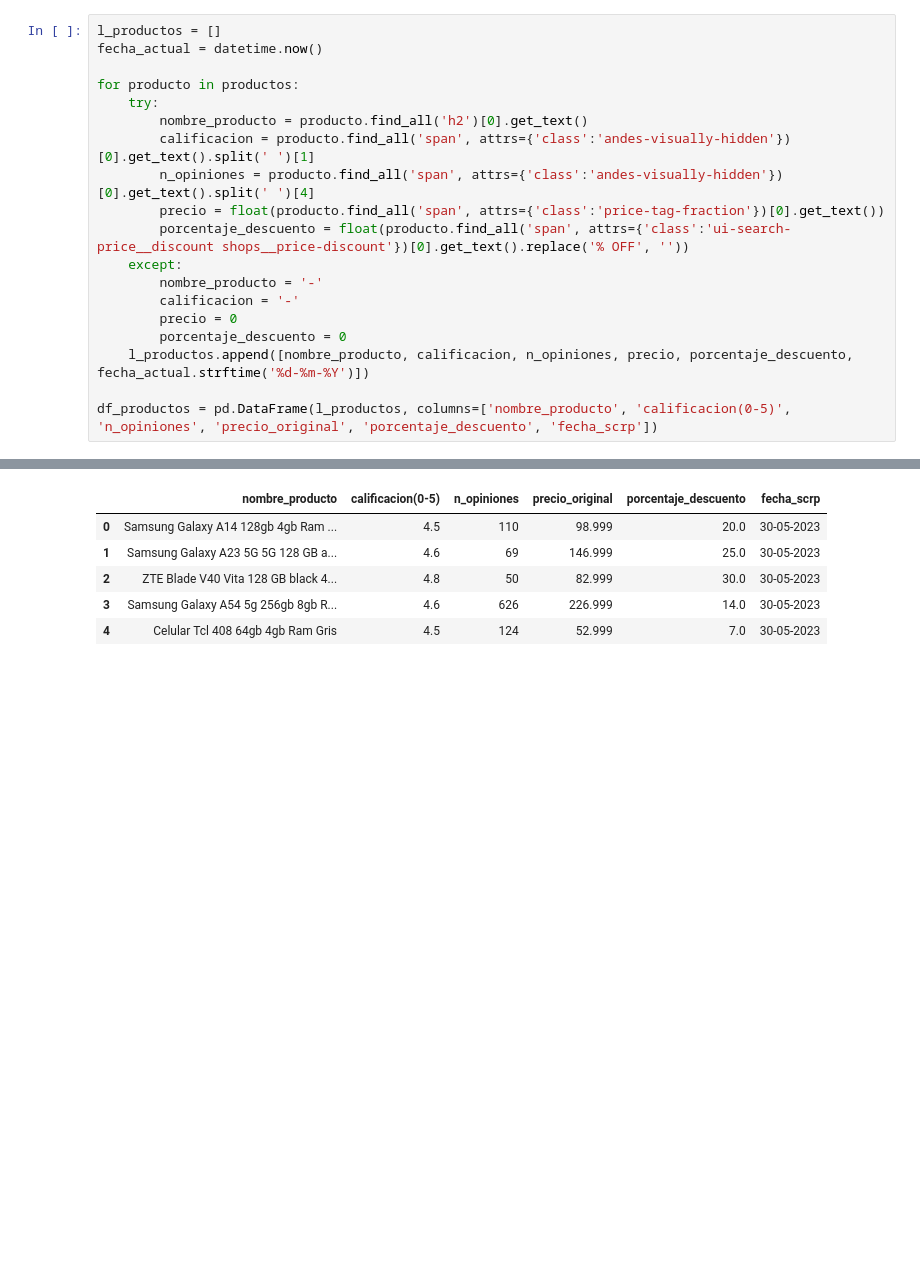
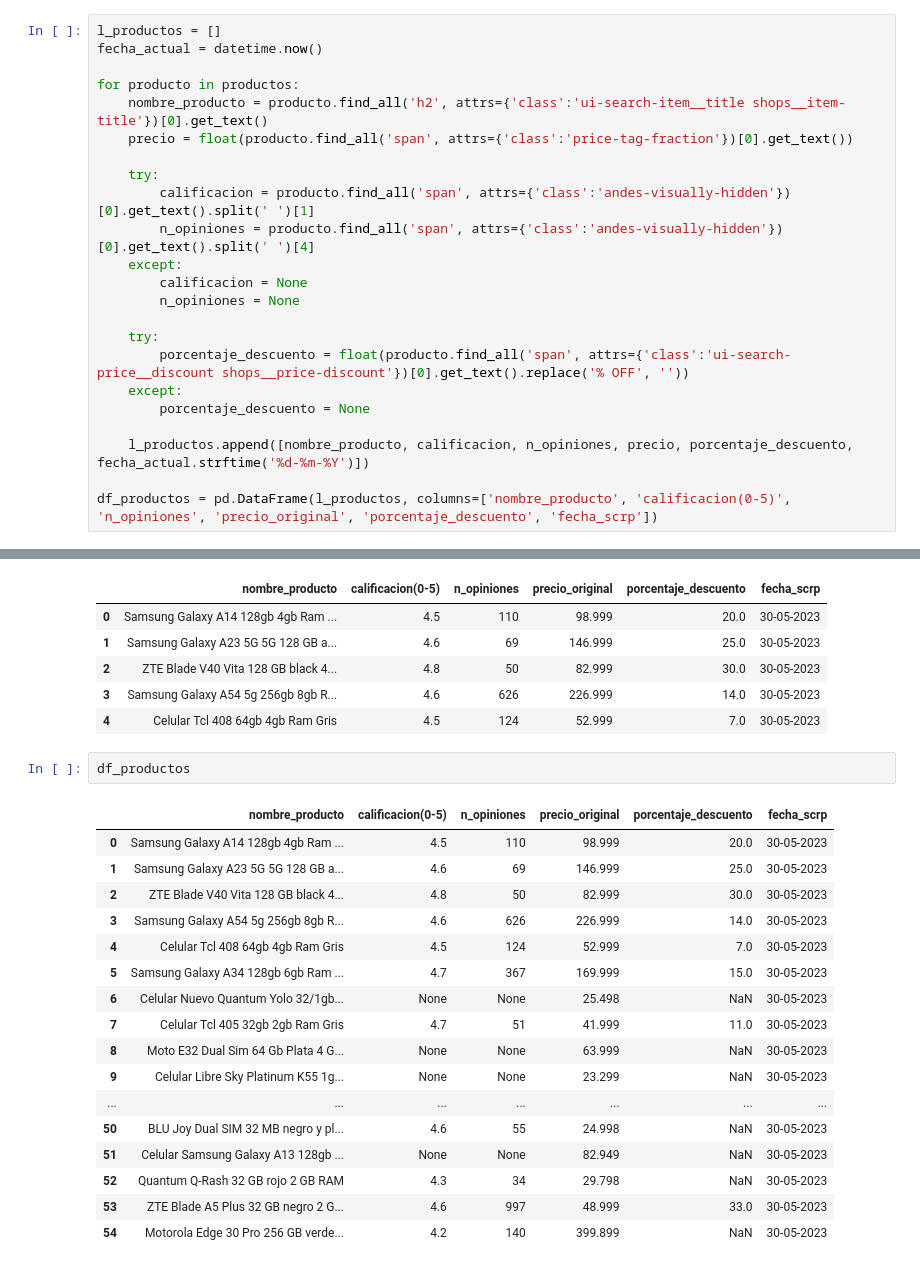
Before and after one commit to MarcosCardozo/web-scraping-ML, a Jupyter notebook: scraper-nb.ipynb, the cells around one changed output, grey strips where cells are left out. Drawn from its saved outputs; the diff is of its cells as text; blank space fills up the shorter version.

Commit message:
Solucione un problema que ponia None a los nombres

```diff
--- a/scraper-nb.ipynb
+++ b/scraper-nb.ipynb
@@ -20,17 +20,21 @@ l_productos = []
 fecha_actual = datetime.now()
 
 for producto in productos:
+    nombre_producto = producto.find_all('h2', attrs={'class':'ui-search-item__title shops__item-title'})[0].get_text()
+    precio = float(producto.find_all('span', attrs={'class':'price-tag-fraction'})[0].get_text())
+
     try:
-        nombre_producto = producto.find_all('h2')[0].get_text()
         calificacion = producto.find_all('span', attrs={'class':'andes-visually-hidden'})[0].get_text().split(' ')[1]
         n_opiniones = producto.find_all('span', attrs={'class':'andes-visually-hidden'})[0].get_text().split(' ')[4]
-        precio = float(producto.find_all('span', attrs={'class':'price-tag-fraction'})[0].get_text())
+    except:
+        calificacion = None
+        n_opiniones = None
+
+    try:
         porcentaje_descuento = float(producto.find_all('span', attrs={'class':'ui-search-price__discount shops__price-discount'})[0].get_text().replace('% OFF', ''))
     except:
-        nombre_producto = '-'
-        calificacion = '-'
-        precio = 0
-        porcentaje_descuento = 0
+        porcentaje_descuento = None
+
     l_productos.append([nombre_producto, calificacion, n_opiniones, precio, porcentaje_descuento, fecha_actual.strftime('%d-%m-%Y')])
 
 df_productos = pd.DataFrame(l_productos, columns=['nombre_producto', 'calificacion(0-5)', 'n_opiniones', 'precio_original', 'porcentaje_descuento', 'fecha_scrp'])
@@ -43,3 +47,23 @@ df_productos.head()
 | 2 | ZTE Blade V40 Vita 128 GB black 4... | 4.8 | 50 | 82.999 | 30.0 | 30-05-2023 |
 | 3 | Samsung Galaxy A54 5g 256gb 8gb R... | 4.6 | 626 | 226.999 | 14.0 | 30-05-2023 |
 | 4 | Celular Tcl 408 64gb 4gb Ram Gris | 4.5 | 124 | 52.999 | 7.0 | 30-05-2023 |
+# %%
+df_productos
+# %% [output]
+|  | nombre_producto | calificacion(0-5) | n_opiniones | precio_original | porcentaje_descuento | fecha_scrp |
+| 0 | Samsung Galaxy A14 128gb 4gb Ram ... | 4.5 | 110 | 98.999 | 20.0 | 30-05-2023 |
+| 1 | Samsung Galaxy A23 5G 5G 128 GB a... | 4.6 | 69 | 146.999 | 25.0 | 30-05-2023 |
+| 2 | ZTE Blade V40 Vita 128 GB black 4... | 4.8 | 50 | 82.999 | 30.0 | 30-05-2023 |
+| 3 | Samsung Galaxy A54 5g 256gb 8gb R... | 4.6 | 626 | 226.999 | 14.0 | 30-05-2023 |
+| 4 | Celular Tcl 408 64gb 4gb Ram Gris | 4.5 | 124 | 52.999 | 7.0 | 30-05-2023 |
+| 5 | Samsung Galaxy A34 128gb 6gb Ram ... | 4.7 | 367 | 169.999 | 15.0 | 30-05-2023 |
+| 6 | Celular Nuevo Quantum Yolo 32/1gb... | None | None | 25.498 | NaN | 30-05-2023 |
+| 7 | Celular Tcl 405 32gb 2gb Ram Gris | 4.7 | 51 | 41.999 | 11.0 | 30-05-2023 |
+| 8 | Moto E32 Dual Sim 64 Gb Plata 4 G... | None | None | 63.999 | NaN | 30-05-2023 |
+| 9 | Celular Libre Sky Platinum K55 1g... | None | None | 23.299 | NaN | 30-05-2023 |
+| ... | ... | ... | ... | ... | ... | ... |
+| 50 | BLU Joy Dual SIM 32 MB negro y pl... | 4.6 | 55 | 24.998 | NaN | 30-05-2023 |
+| 51 | Celular Samsung Galaxy A13 128gb ... | None | None | 82.949 | NaN | 30-05-2023 |
+| 52 | Quantum Q-Rash 32 GB rojo 2 GB RAM | 4.3 | 34 | 29.798 | NaN | 30-05-2023 |
+| 53 | ZTE Blade A5 Plus 32 GB negro 2 G... | 4.6 | 997 | 48.999 | 33.0 | 30-05-2023 |
+| 54 | Motorola Edge 30 Pro 256 GB verde... | 4.2 | 140 | 399.899 | NaN | 30-05-2023 |
```
Also changed, not shown: parts of 4 cells of this notebook.
